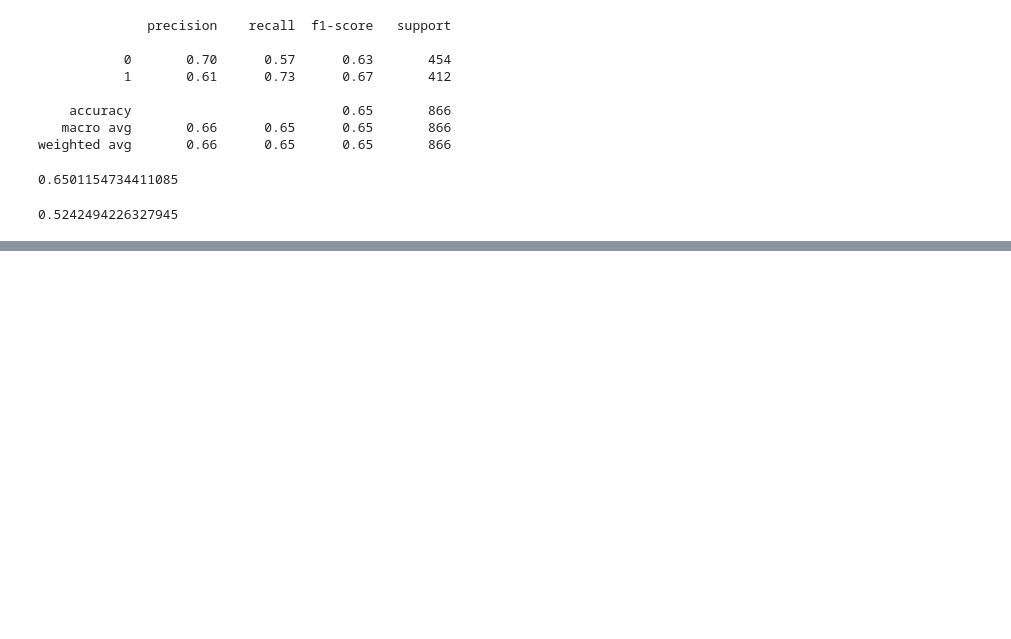
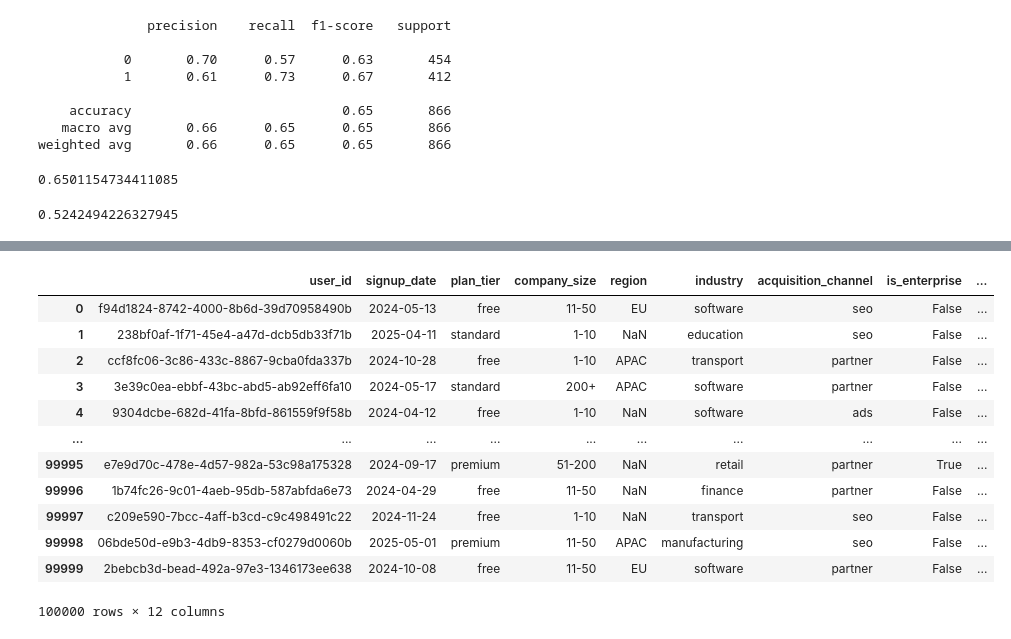
Before and after one commit to maw312/DataSoc-X-Atlassian-Datathon, a Jupyter notebook: Notebooks/billingEDA.ipynb, the cells around one changed output, grey strips where cells are left out. Cells and saved outputs as stored; diff of their text form; code cells hidden in the pictures; blank space fills up the shorter version.

```diff
--- a/Notebooks/billingEDA.ipynb
+++ b/Notebooks/billingEDA.ipynb
@@ -1058,0 +1162,11 @@ accuracy_score(nullpred, ytest)
+# %%
+region_counts = sessionsRaw.groupby(['user_id', 'region']).size().reset_index(name='count')
+top_region = region_counts.sort_values('count', ascending=False).drop_duplicates('user_id')
+user_top_region_map = top_region.set_index('user_id')['region']
+sessionsRaw['top_region'] = sessionsRaw['user_id'].map(user_top_region_map)
+region_dummies = pd.get_dummies(sessionsRaw['top_region'], prefix='region')
+user_region_dummies = pd.concat([sessionsRaw['user_id'], region_dummies], axis=1).drop_duplicates('user_id')
+user_region_dummies.reset_index(drop=True, inplace=True)
+pd.set_option('future.no_silent_downcasting', True)
+user_region_dummies = user_region_dummies.replace({True: 1, False: 0})
+user_region_dummies.iloc[:, 1:] = user_region_dummies.iloc[:, 1:].astype(int)
@@ -1058,0 +1245,16 @@ accuracy_score(nullpred, ytest)
+# %%
+usersRaw
+# %% [output]
+|  | user_id | signup_date | plan_tier | company_size | region | industry | acquisition_channel | is_enterprise | ... |
+| 0 | f94d1824-8742-4000-8b6d-39d70958490b | 2024-05-13 | free | 11-50 | EU | software | seo | False | ... |
+| 1 | 238bf0af-1f71-45e4-a47d-dcb5db33f71b | 2025-04-11 | standard | 1-10 | NaN | education | seo | False | ... |
+| 2 | ccf8fc06-3c86-433c-8867-9cba0fda337b | 2024-10-28 | free | 1-10 | APAC | transport | partner | False | ... |
+| 3 | 3e39c0ea-ebbf-43bc-abd5-ab92eff6fa10 | 2024-05-17 | standard | 200+ | APAC | software | partner | False | ... |
+| 4 | 9304dcbe-682d-41fa-8bfd-861559f9f58b | 2024-04-12 | free | 1-10 | NaN | software | ads | False | ... |
+| ... | ... | ... | ... | ... | ... | ... | ... | ... | ... |
+| 99995 | e7e9d70c-478e-4d57-982a-53c98a175328 | 2024-09-17 | premium | 51-200 | NaN | retail | partner | True | ... |
+| 99996 | 1b74fc26-9c01-4aeb-95db-587abfda6e73 | 2024-04-29 | free | 11-50 | NaN | finance | partner | False | ... |
+| 99997 | c209e590-7bcc-4aff-b3cd-c9c498491c22 | 2024-11-24 | free | 1-10 | NaN | transport | seo | False | ... |
+| 99998 | 06bde50d-e9b3-4db9-8353-cf0279d0060b | 2025-05-01 | premium | 11-50 | APAC | manufacturing | seo | False | ... |
+| 99999 | 2bebcb3d-bead-492a-97e3-1346173ee638 | 2024-10-08 | free | 11-50 | EU | software | partner | False | ... |
+100000 rows × 12 columns
```
Also changed, not shown: parts of 14 cells of this notebook, 1 other file.
